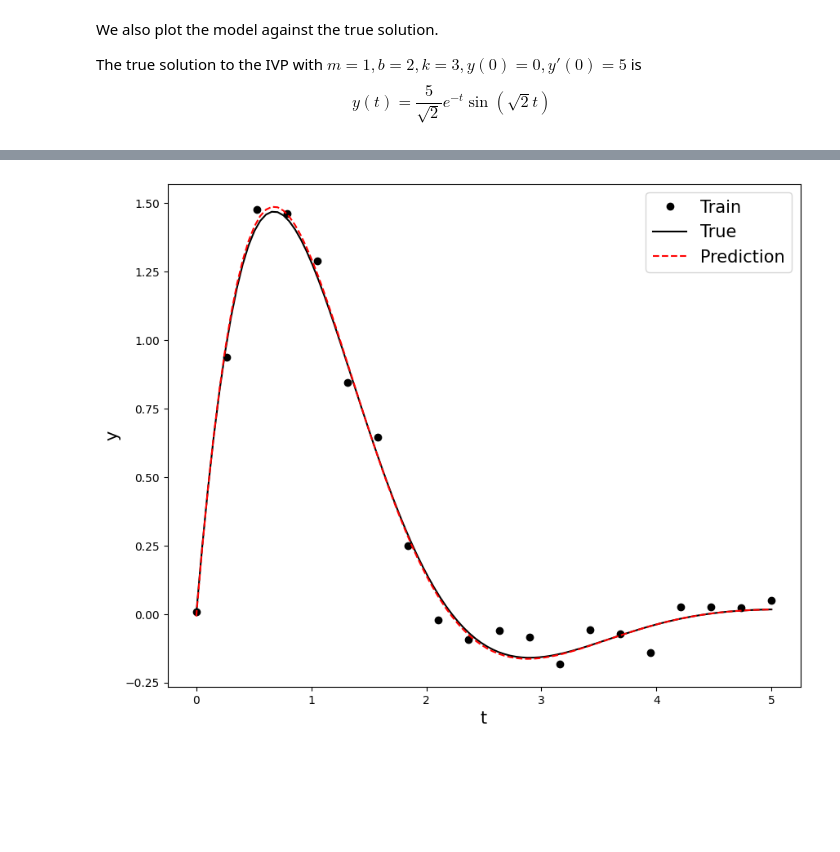
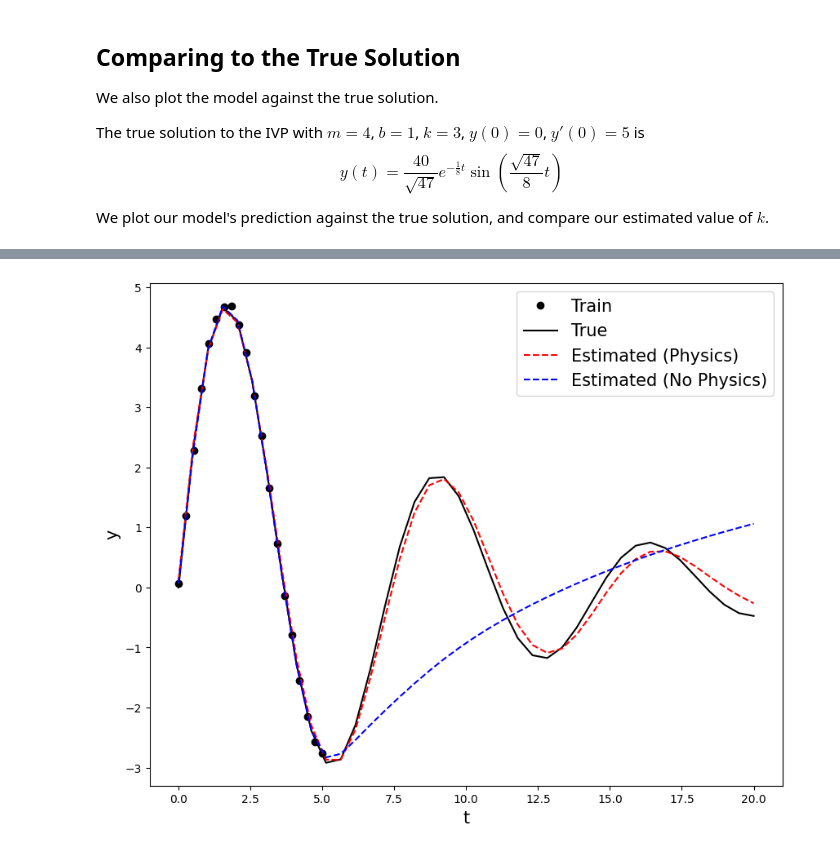
Before and after one commit to CodeAX2/csci-550, a Jupyter notebook: PINNs/PINNs.ipynb, the cells around one changed output, grey strips where cells are left out. Cells and saved outputs as stored; diff of their text form; code cells hidden in the pictures; blank space fills up the shorter version.

Commit message:
Update PINN

```diff
--- a/PINNs/PINNs.ipynb
+++ b/PINNs/PINNs.ipynb
@@ -12,4 +13,11 @@ We then create a neural network. Here we are creating 2 hidden layers, each with
 # %%
+PINN = tf.keras.models.Sequential([
+    tf.keras.layers.Input((1,)),
+    tf.keras.layers.Dense(units = 128, activation = 'gelu'),
+    tf.keras.layers.Dense(units = 128, activation = 'gelu'),
+    tf.keras.layers.Dense(units = 1)
+])
+
 NN = tf.keras.models.Sequential([
     tf.keras.layers.Input((1,)),
     tf.keras.layers.Dense(units = 128, activation = 'gelu'),
@@ -17,5 +25,5 @@ NN = tf.keras.models.Sequential([
     tf.keras.layers.Dense(units = 1)
 ])
 
-NN.summary()
+PINN.summary()
 # %% [output]
@@ -79,7 +109,11 @@ We then create some synthetic training data to train our model on. We also add s
 # %%
 # Generate training data from known values
 train_t = np.linspace(0, 5, 20).reshape(-1, 1)
-train_y = (5 / np.sqrt(2)) * np.exp(-1 * train_t) * np.sin(np.sqrt(2) * train_t)
+phys_t = np.linspace(0, 20, 500).reshape(-1, 1)
+train_y = (40 / np.sqrt(47)) * np.exp(-1.0/8.0 * train_t) * np.sin(np.sqrt(47)/8.0 * train_t)
 # Add some noise to the data
 for train_y_cur in train_y:
     train_y_cur += 0.2 * random.random() - 0.1
+
+test_t = np.linspace(0, 20, 40)
+test_y = (40 / np.sqrt(47)) * np.exp(-1.0/8.0 * test_t) * np.sin(np.sqrt(47)/8.0 * test_t)
@@ -118,20 +167,24 @@ plt.show()
 # %% [markdown]
+## Comparing to the True Solution
 We also plot the model against the true solution.
 
-The true solution to the IVP with $m=1, b=2, k=3, y(0)=0, y'(0)=5$ is
-$$y(t)=\frac{5}{\sqrt{2}}e^{-t}\sin(\sqrt{2}t)$$
+The true solution to the IVP with $m=4$, $b=1$, $k=3$, $y(0)=0$, $y'(0)=5$ is
+$$y(t)=\frac{40}{\sqrt{47}}e^{-\frac{1}{8}t}\sin(\frac{\sqrt{47}}{8}t)$$
+
+We plot our model's prediction against the true solution, and compare our estimated value of $k$.
 # %%
 # Test the model
-test_t = np.linspace(0, 5, 100)
-true_y = (5 / np.sqrt(2)) * np.exp(-1 * test_t) * np.sin(np.sqrt(2) * test_t)
-pred_y = NN.predict(test_t).ravel()
+pred_y1 = PINN.predict(test_t).ravel()
+pred_y2 = NN.predict(test_t).ravel()
 
-tf.print("m:", m, "b:", b, "k:", k)
+tf.print("Estimated k (Physics):", k1)
+tf.print("Estimated k (No Physics):", k2)
 
 plt.figure(figsize = (10,8))
 plt.plot(train_t, train_y, 'ok', label = 'Train')
-plt.plot(test_t, true_y, '-k',label = 'True')
-plt.plot(test_t, pred_y, '--r', label = 'Prediction')
+plt.plot(test_t, test_y, '-k',label = 'True')
+plt.plot(test_t, pred_y1, '--r', label = 'Estimated (Physics)')
+plt.plot(test_t, pred_y2, '--b', label = 'Estimated (No Physics)')
 plt.legend(fontsize = 15)
 plt.xlabel('t', fontsize = 15)
 plt.ylabel('y', fontsize = 15)
@@ -142 +197 @@ m: 1 b: 2 k: 3.02552605
-[figure, old version]
+[figure, new version]
```
Also changed, not shown: parts of 14 cells of this notebook.
